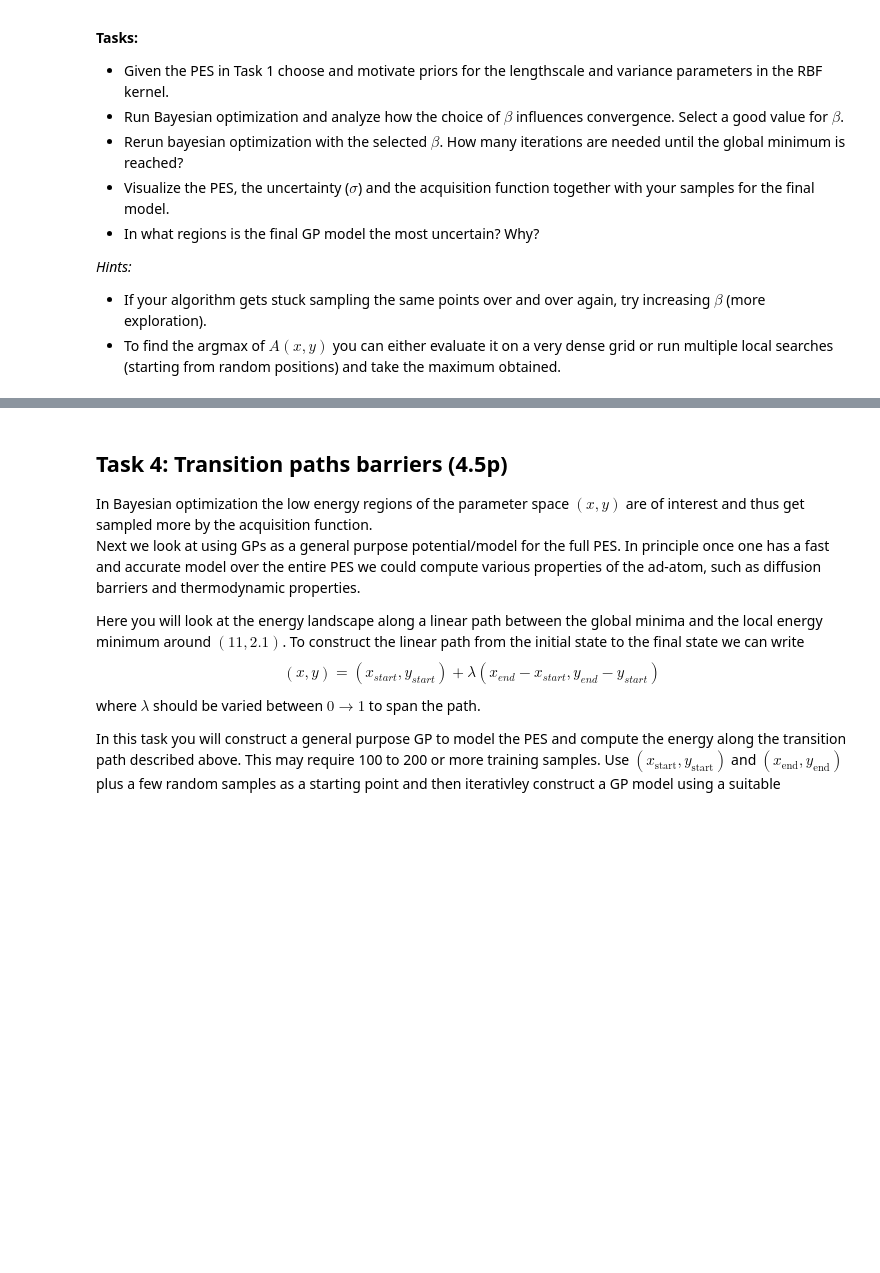
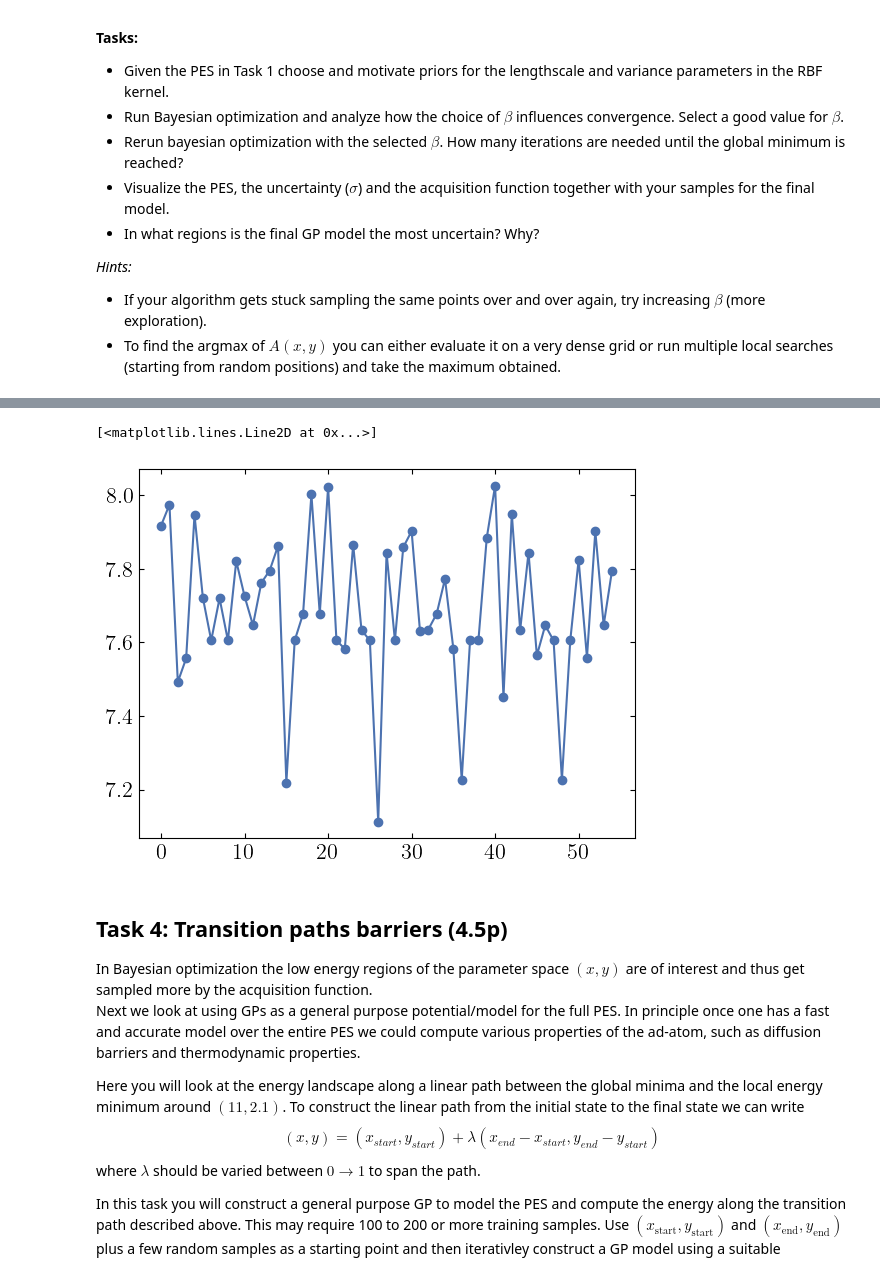
Before and after one commit to j-haralds/Advanced_sim, a Jupyter notebook: project_2b_shared/Jesper_project_2b.ipynb, the cells around one changed output, grey strips where cells are left out. Cells and saved outputs as stored; diff of their text form; code cells hidden in the pictures; blank space fills up the shorter version.

```diff
--- a/project_2b_shared/Jesper_project_2b.ipynb
+++ b/project_2b_shared/Jesper_project_2b.ipynb
@@ -323,3 +445,8 @@ Start the Bayesian optimization from five (5) randomly drawn samples.
+# %%
+plt.plot(E, marker='o')
+# %% [output]
+[<matplotlib.lines.Line2D at 0x...>]
+[figure, added]
 # %% [markdown]
 ## Task 4: Transition paths barriers (4.5p)
 In Bayesian optimization the low energy regions of the parameter space $(x, y)$ are of interest and thus get sampled more by the acquisition function.
```
Also changed, not shown: parts of 11 cells of this notebook.
